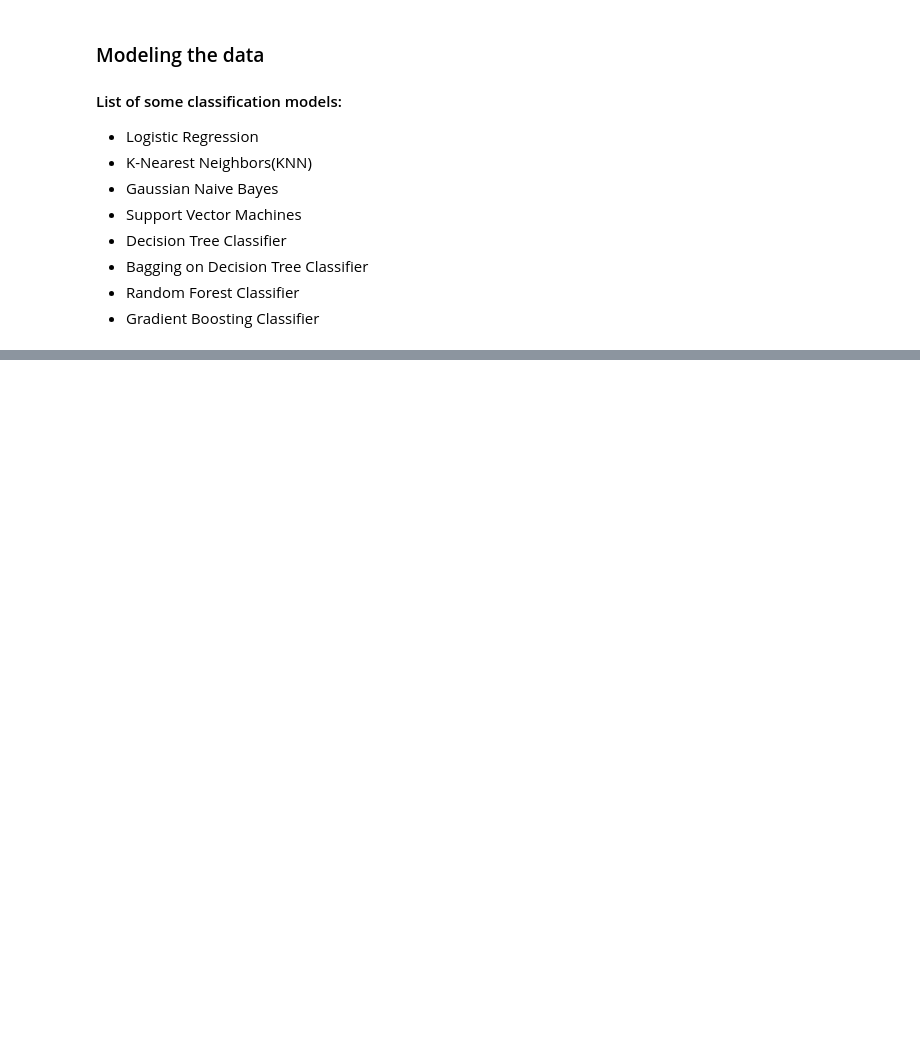
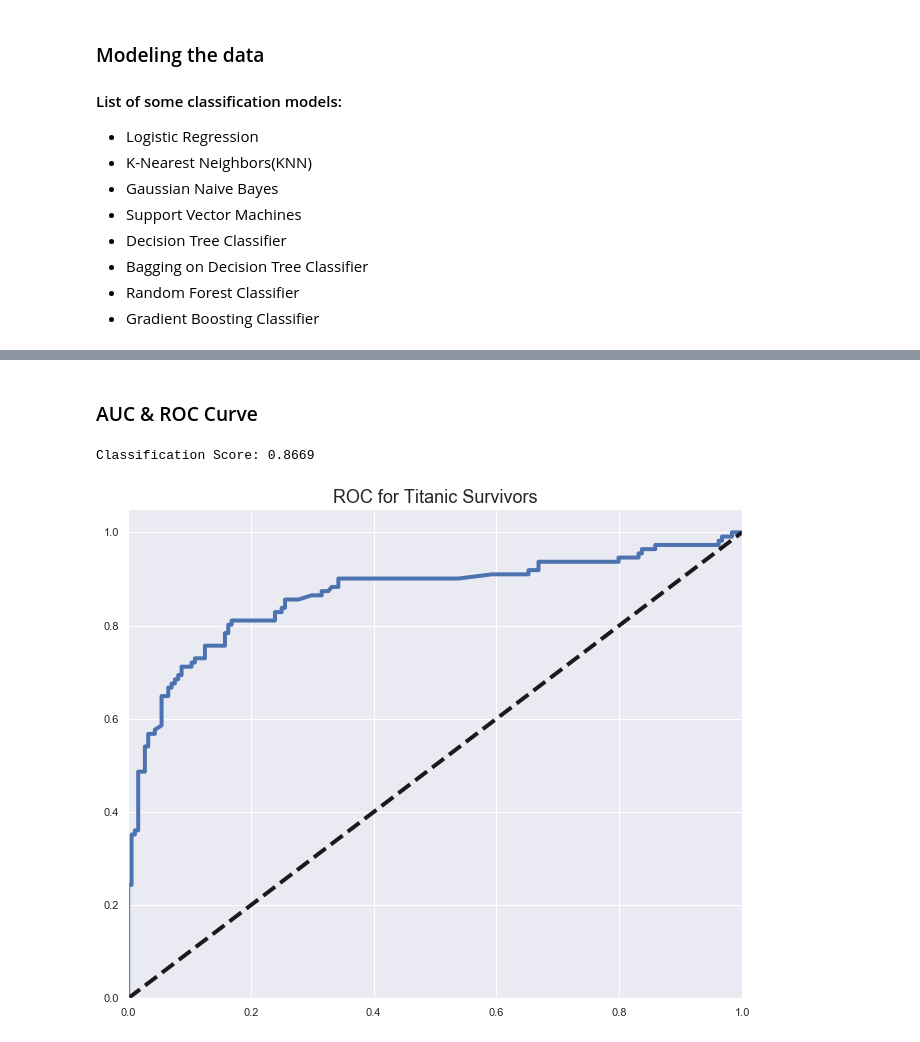
Before and after one commit to davidtnly/Python, a Jupyter notebook: MachineLearning/07-titanic-dev.ipynb, the cells around one changed output, grey strips where cells are left out. Saved outputs shown, nothing was run; the diff lists cells and outputs as text; code cells hidden in the pictures; blank space fills up the shorter version.

```diff
--- a/MachineLearning/07-titanic-dev.ipynb
+++ b/MachineLearning/07-titanic-dev.ipynb
@@ -2757,0 +2836,16 @@ mtest = sc.transform(mtest)
+# %%
+# Import LogisticRegression model from sklearn
+from sklearn.linear_model import LogisticRegression
+from sklearn.metrics import mean_absolute_error, accuracy_score
+
+# Call model object
+glm = LogisticRegression(solver='liblinear')
+
+# Fit the model with train_x and train_y
+glm.fit(train_x, train_y)
+
+# Once trained, find out how the model has performed
+y_pred = glm.predict(test_x)
+
+# Compare predicted value to the actual test_y variable
+print('Accuracy Score: {}'.format(round(accuracy_score(y_pred, test_y), 4)))
@@ -2757,0 +2931,30 @@ mtest = sc.transform(mtest)
+# %% [markdown]
+### AUC & ROC Curve
+# %%
+from sklearn.metrics import roc_curve, auc
+
+# Call decision_function() from LogisticRegression()
+y_score = glm.decision_function(test_x)
+
+# Call roc_curve() function passing the scores
+FPR, TPR, _ = roc_curve(test_y, y_score)
+
+# Get plot values from auc() function
+ROC_AUC = auc(FPR, TPR)
+print('Classification Score: ' + str(round(ROC_AUC,5)))
+
+# Plot figure sizes
+plt.figure(figsize=(11,9))
+plt.plot(FPR, TPR, label='ROC curve(Area = %0.2f)'%ROC_AUC, linewidth=4)
+
+# Set plot dimensions, title, labels, axis limits, etc.
+plt.plot([0,1], [0,1], 'k--', linewidth=4)
+plt.xlim([0.0, 1.0])
+plt.ylim([0.0, 1.05])
+# plt.xlabel('False Positive Rate', fontsize=18)
+# plt.ylabel('True Positive Rate', fontsize=18)
+plt.title('ROC for Titanic Survivors', fontsize=18)
+plt.show()
+# %% [output]
+Classification Score: 0.8669
+[figure, added]
```
Also changed, not shown: parts of 47 cells of this notebook.
